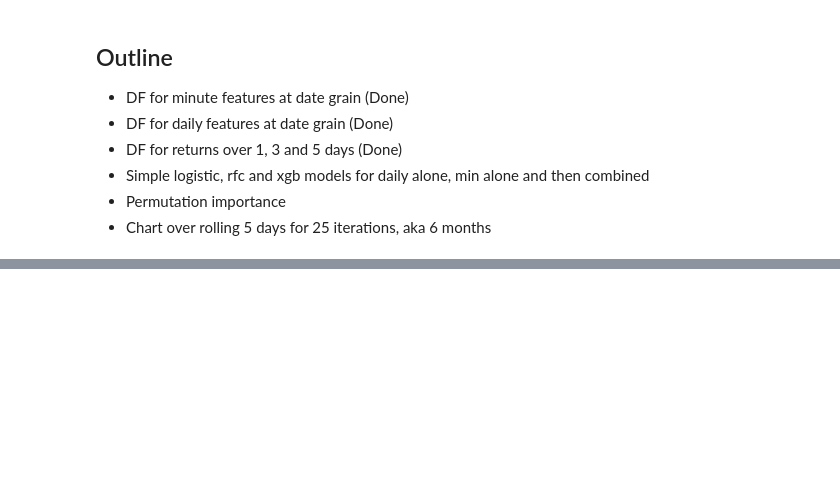
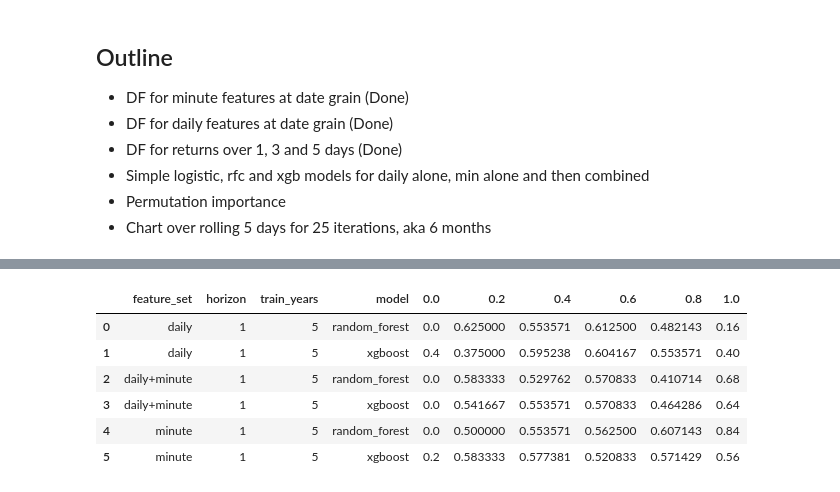
Before and after one commit to bchase17/Fracturion, a Jupyter notebook: Intraday_Model_Pipeline/training_pipeline_simple.ipynb, the cells around one changed output, grey strips where cells are left out. Cells and saved outputs as stored; diff of their text form; code cells hidden in the pictures; blank space fills up the shorter version.

```diff
--- a/Intraday_Model_Pipeline/training_pipeline_simple.ipynb
+++ b/Intraday_Model_Pipeline/training_pipeline_simple.ipynb
@@ -484,0 +454,35 @@ results_df.to_csv('test_output.csv')
+# %%
+# make sure test_pos_frac is exactly one of the 6 discrete buckets
+results_df = results_df.copy()
+results_df["test_pos_frac_bucket"] = (
+    (results_df["test_pos_frac"] * 5).round().astype(int).clip(0, 5) / 5
+)
+
+balacc_by_posfrac = (
+    results_df
+    .groupby(["feature_set", "horizon", "train_years", "model", "test_pos_frac_bucket"], as_index=False)
+    .agg(bal_acc_mean=("bal_acc", "mean"), n=("run", "count"))
+)
+
+pivot_balacc = (
+    balacc_by_posfrac
+    .pivot_table(
+        index=["feature_set", "horizon", "train_years", "model"],
+        columns="test_pos_frac_bucket",
+        values="bal_acc_mean",
+        aggfunc="mean",
+    )
+    .reindex(columns=[0, 0.2, 0.4, 0.6, 0.8, 1.0])  # force desired column order
+    .reset_index()
+)
+
+pivot_balacc.columns.name = None
+pivot_balacc
+# %% [output]
+|  | feature_set | horizon | train_years | model | 0.0 | 0.2 | 0.4 | 0.6 | 0.8 | 1.0 |
+| 0 | daily | 1 | 5 | random_forest | 0.0 | 0.625000 | 0.553571 | 0.612500 | 0.482143 | 0.16 |
+| 1 | daily | 1 | 5 | xgboost | 0.4 | 0.375000 | 0.595238 | 0.604167 | 0.553571 | 0.40 |
+| 2 | daily+minute | 1 | 5 | random_forest | 0.0 | 0.583333 | 0.529762 | 0.570833 | 0.410714 | 0.68 |
+| 3 | daily+minute | 1 | 5 | xgboost | 0.0 | 0.541667 | 0.553571 | 0.570833 | 0.464286 | 0.64 |
+| 4 | minute | 1 | 5 | random_forest | 0.0 | 0.500000 | 0.553571 | 0.562500 | 0.607143 | 0.84 |
+| 5 | minute | 1 | 5 | xgboost | 0.2 | 0.583333 | 0.577381 | 0.520833 | 0.571429 | 0.56 |
```
Also changed, not shown: parts of 15 cells of this notebook.
